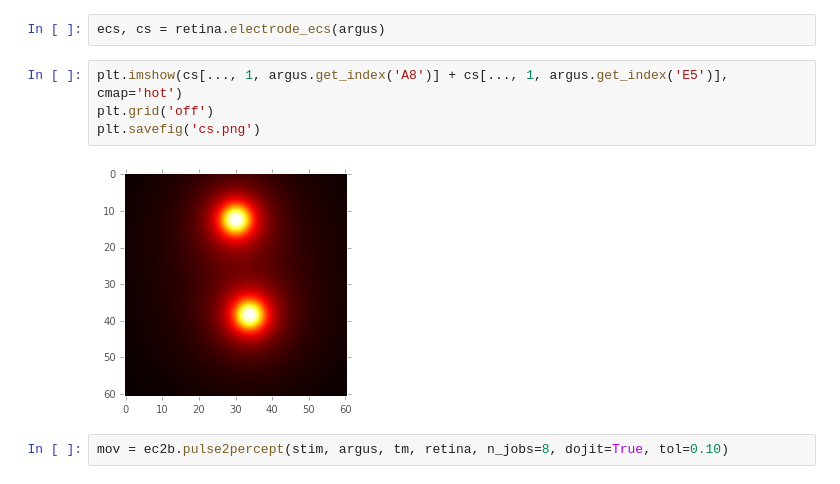
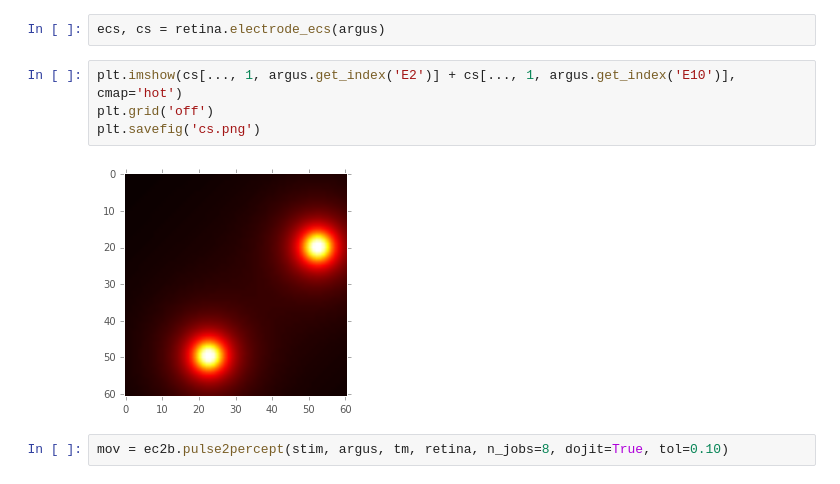
Before and after one commit to mbeyeler/pulse2percept, a Jupyter notebook: examples/notebooks/1.0-warping.ipynb, the cells around one changed output. Saved outputs shown, nothing was run; the diff lists cells and outputs as text.

```diff
--- a/examples/notebooks/1.0-warping.ipynb
+++ b/examples/notebooks/1.0-warping.ipynb
@@ -68,11 +68,11 @@ fig.savefig('jansonius_argusII.png')
 # %%
 ecs, cs = retina.electrode_ecs(argus)
 # %%
-plt.imshow(cs[..., 1, argus.get_index('A8')] + cs[..., 1, argus.get_index('E5')], cmap='hot')
+plt.imshow(cs[..., 1, argus.get_index('E2')] + cs[..., 1, argus.get_index('E10')], cmap='hot')
 plt.grid('off')
 plt.savefig('cs.png')
 # %% [output]
-[figure, old version]
+[figure, new version]
 # %%
 mov = ec2b.pulse2percept(stim, argus, tm, retina, n_jobs=8, dojit=True, tol=0.10)
 # %%
```
Also changed, not shown: parts of 18 cells of this notebook, 4 other files.
